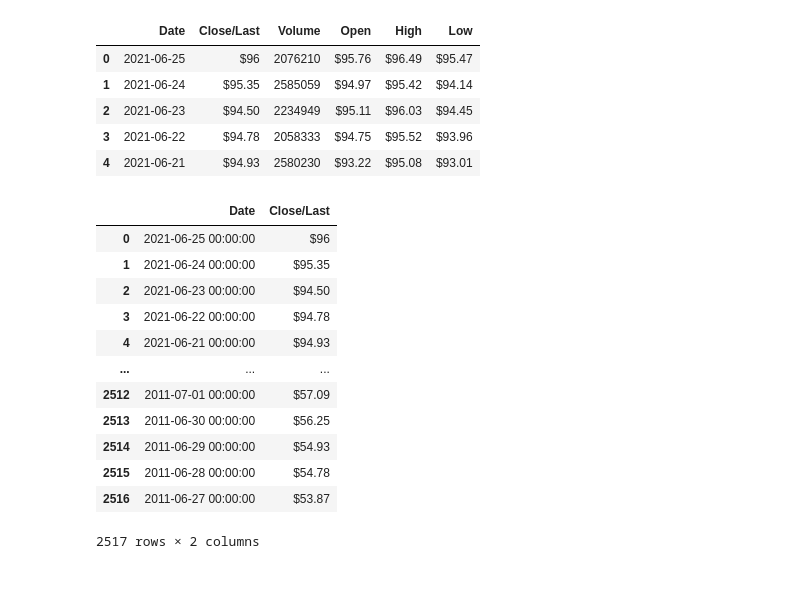
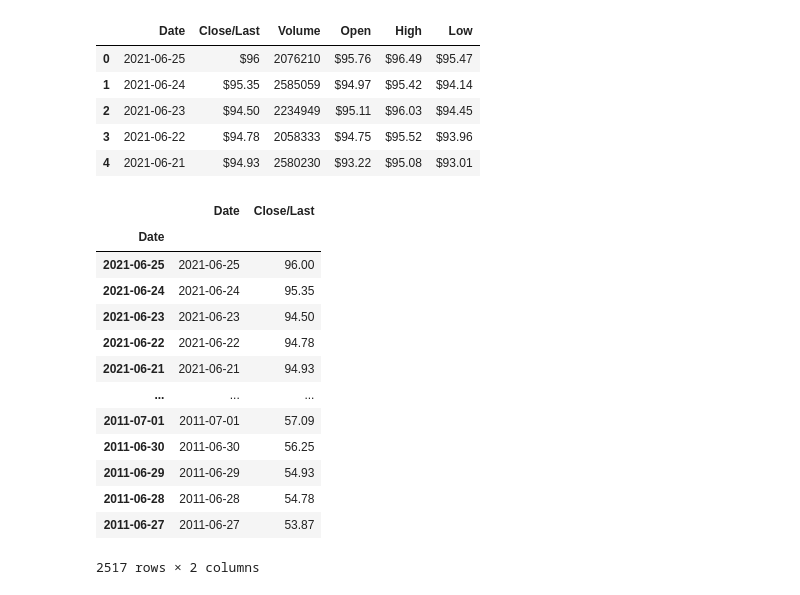
Before and after one commit to joebarry1252/Industrial-Strength, a Jupyter notebook: notebooks/ahsan_main.ipynb, the cells around one changed output. Cells and saved outputs as stored; diff of their text form; code cells hidden in the pictures.

```diff
--- a/notebooks/ahsan_main.ipynb
+++ b/notebooks/ahsan_main.ipynb
@@ -34,24 +32,27 @@ data.head()
 # %%
 new_dataset=pd.DataFrame(index=range(0,len(df)),columns=["Date","Close/Last"])
 
 for i in range(0,len(data)):
     new_dataset["Date"][i]=data["Date"][i]
     new_dataset["Close/Last"][i]=data["Close/Last"][i]
 
-new_dataset = new.replace({'\$':''}, regex = True)
-
+new_dataset = new_dataset.replace({"\$":""}, regex = True)
+new_dataset = new_dataset.astype({"Close/Last": float})
+# new_dataset.set_index("Date", inplace=True)
+new_dataset.index = df['Date']
 new_dataset
 # %% [output]
 |  | Date | Close/Last |
-| 0 | 2021-06-25 00:00:00 | $96 |
-| 1 | 2021-06-24 00:00:00 | $95.35 |
-| 2 | 2021-06-23 00:00:00 | $94.50 |
-| 3 | 2021-06-22 00:00:00 | $94.78 |
-| 4 | 2021-06-21 00:00:00 | $94.93 |
+| Date |  |  |
+| 2021-06-25 | 2021-06-25 | 96.00 |
+| 2021-06-24 | 2021-06-24 | 95.35 |
+| 2021-06-23 | 2021-06-23 | 94.50 |
+| 2021-06-22 | 2021-06-22 | 94.78 |
+| 2021-06-21 | 2021-06-21 | 94.93 |
 | ... | ... | ... |
-| 2512 | 2011-07-01 00:00:00 | $57.09 |
-| 2513 | 2011-06-30 00:00:00 | $56.25 |
-| 2514 | 2011-06-29 00:00:00 | $54.93 |
-| 2515 | 2011-06-28 00:00:00 | $54.78 |
-| 2516 | 2011-06-27 00:00:00 | $53.87 |
+| 2011-07-01 | 2011-07-01 | 57.09 |
+| 2011-06-30 | 2011-06-30 | 56.25 |
+| 2011-06-29 | 2011-06-29 | 54.93 |
+| 2011-06-28 | 2011-06-28 | 54.78 |
+| 2011-06-27 | 2011-06-27 | 53.87 |
 2517 rows × 2 columns
```
Also changed, not shown: parts of 7 cells of this notebook.
